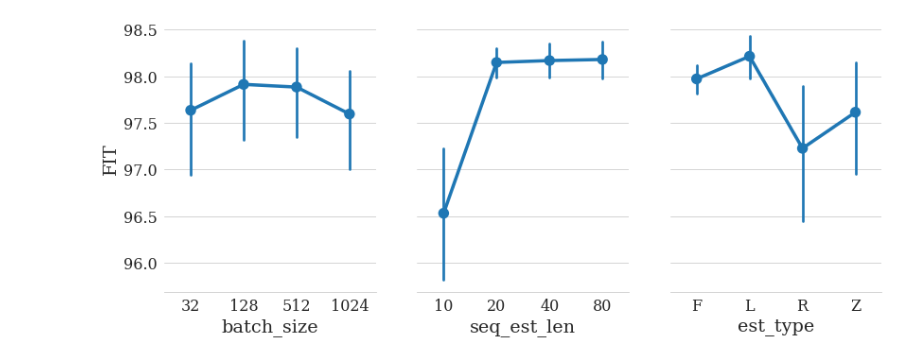
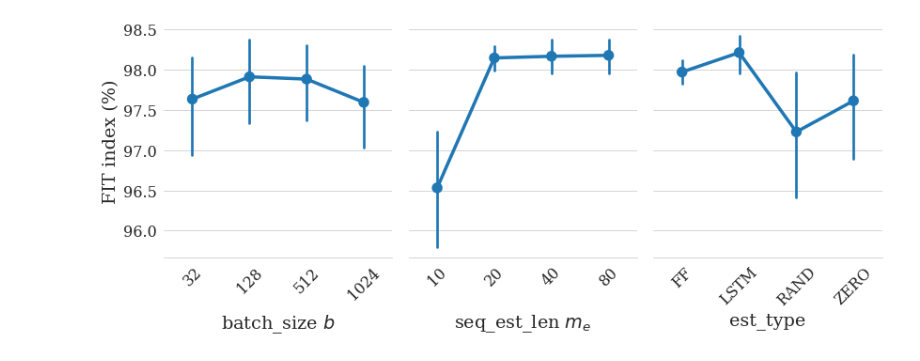
Before and after one commit to forgi86/sysid-neural-estimator, a Jupyter notebook: examples/wh2009/does/doe5_paper_figures.ipynb, the cells around one changed output. Saved outputs shown, nothing was run; the diff lists cells and outputs as text; code cells hidden in the pictures.

```diff
--- a/examples/wh2009/does/doe5_paper_figures.ipynb
+++ b/examples/wh2009/does/doe5_paper_figures.ipynb
@@ -24,7 +24,7 @@ factors = ["max_time", "batch_size", "seq_len", "seq_est_len",  "est_type"]
 response = "FIT"
 # %%
 df_res = pd.read_csv(DOE_NAME + "_res.csv")  # doe1_res.csv
-df_res["est_type"] = df_res["est_type"].replace({"RAND": "R", "FF": "F", "ZERO": "Z", "LSTM": "L"})
+#df_res["est_type"] = df_res["est_type"].replace({"RAND": "R", "FF": "F", "ZERO": "Z", "LSTM": "L"})
 # %%
 df_res.sort_values(by=response, inplace=True, ascending=False)
 df_res["RMSE"] = df_res["RMSE"].fillna(1000)
@@ -52,10 +52,10 @@ sns.despine(fig=g.fig, left=True)
 
 for idx in range(len(factors)):
     g.axes[0, idx].xaxis.set_label_text(factor_names[idx], fontsize = 22)
-    g.axes[0, idx].xaxis.set_tick_params(labelsize=20, rotation=90)
+    g.axes[0, idx].xaxis.set_tick_params(labelsize=20, rotation=45)
     g.axes[0, idx].yaxis.set_label_text("FIT index (%)", fontsize = 22)
     g.axes[0, idx].yaxis.set_tick_params(labelsize=20)
-g.axes[0, 4].xaxis.set_tick_params(labelsize=20, rotation=0)
+#g.axes[0, 4].xaxis.set_tick_params(labelsize=20, rotation=0)
 g.fig.align_xlabels()
 g.fig.set_size_inches(13, 5)
 plt.tight_layout()
@@ -83,10 +83,12 @@ g.map(sns.pointplot, scale=1.3)
 sns.despine(fig=g.fig, left=True)
 for idx in range(len(factors)):
     g.axes[0, idx].xaxis.set_label_text(factor_names[idx], fontsize = 26)
+    g.axes[0, idx].xaxis.set_tick_params(labelsize=23, rotation=45)
     g.axes[0, idx].xaxis.set_tick_params(labelsize=23)
 
 g.axes[0, 0].yaxis.set_label_text("FIT index (%)", fontsize = 26)
 g.axes[0, 0].yaxis.set_tick_params(labelsize=23)
+g.fig.align_xlabels()
 g.fig.set_size_inches(14, 5)
 plt.tight_layout()
 g.add_legend()#title = "train time (s)")
@@ -110,9 +112,12 @@ g.map(sns.pointplot, scale=1.3)
 sns.despine(fig=g.fig, left=True)
 for idx in range(len(factors)):
     g.axes[0, idx].xaxis.set_label_text(factor_names[idx])
+    g.axes[0, idx].xaxis.set_tick_params(labelsize=16, rotation=45)
     g.axes[0, idx].yaxis.set_label_text("FIT index (%)")
 plt.tight_layout()
-g.fig.set_size_inches(10,5)
+
+g.fig.align_xlabels()
+g.fig.set_size_inches(12,5)
 #plt.savefig("wh_main_effects_restricted.pdf")
 # Biggest effect seems to be max_time
 # %% [output]
@@ -134,15 +139,24 @@ df_short_seq = pd.DataFrame(df_res[(df_res["seq_len"] == 40) & (df_res["max_time
 # %%
 # Full results: main effects
 factors = ["batch_size", "seq_est_len", "est_type"]
 factor_names = ["batch_size $b$",
                 "seq_est_len $m_e$",
                 "est_type"]
 g = sns.PairGrid(df_short_seq, y_vars=response,
                  x_vars=factors,
                  height=5, aspect=.8)
 g.map(sns.pointplot, scale=1.3)
 sns.despine(fig=g.fig, left=True)
+
+for idx in range(len(factors)):
+    g.axes[0, idx].xaxis.set_label_text(factor_names[idx])
+    g.axes[0, idx].xaxis.set_tick_params(labelsize=16, rotation=45)
+    g.axes[0, idx].yaxis.set_label_text("FIT index (%)")
+plt.tight_layout()
+
+g.fig.align_xlabels()
+g.fig.set_size_inches(12,5)
 plt.savefig("wh_main_effects_restricted.pdf")
 # %% [output]
-[figure, old version]
+[figure, new version]
 # %%
```
Also changed, not shown: parts of 6 cells of this notebook, 1 other file.
